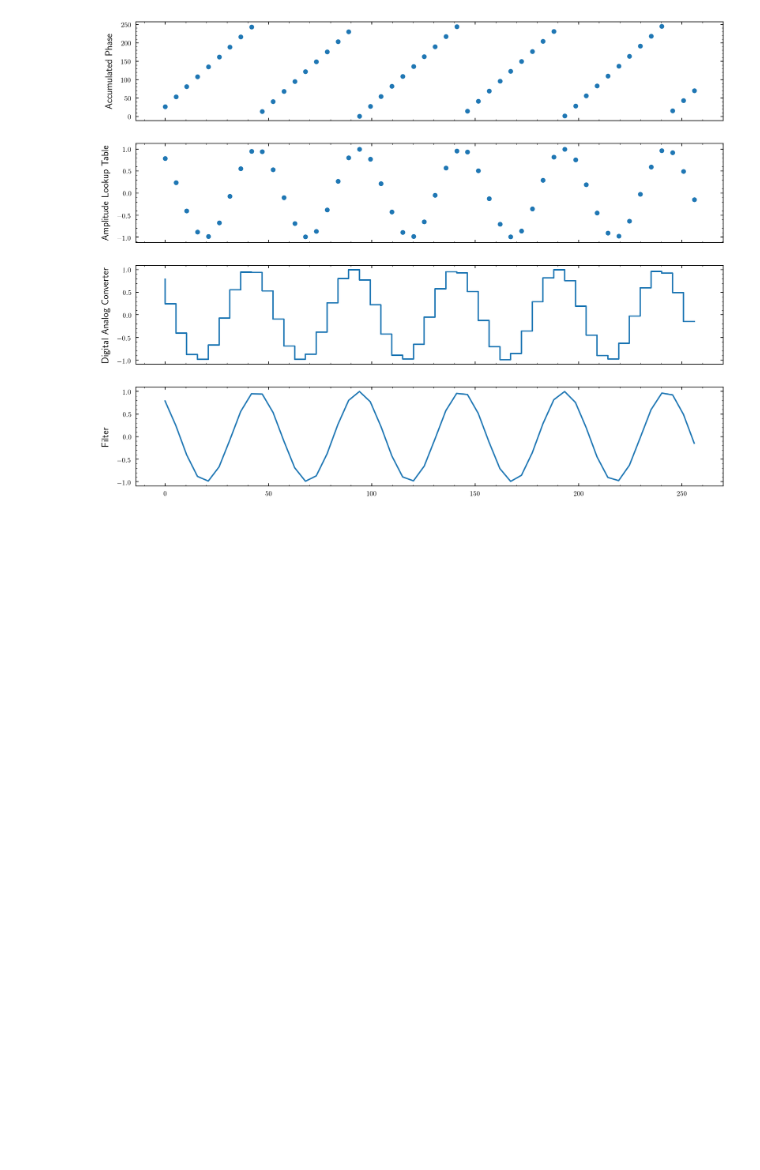
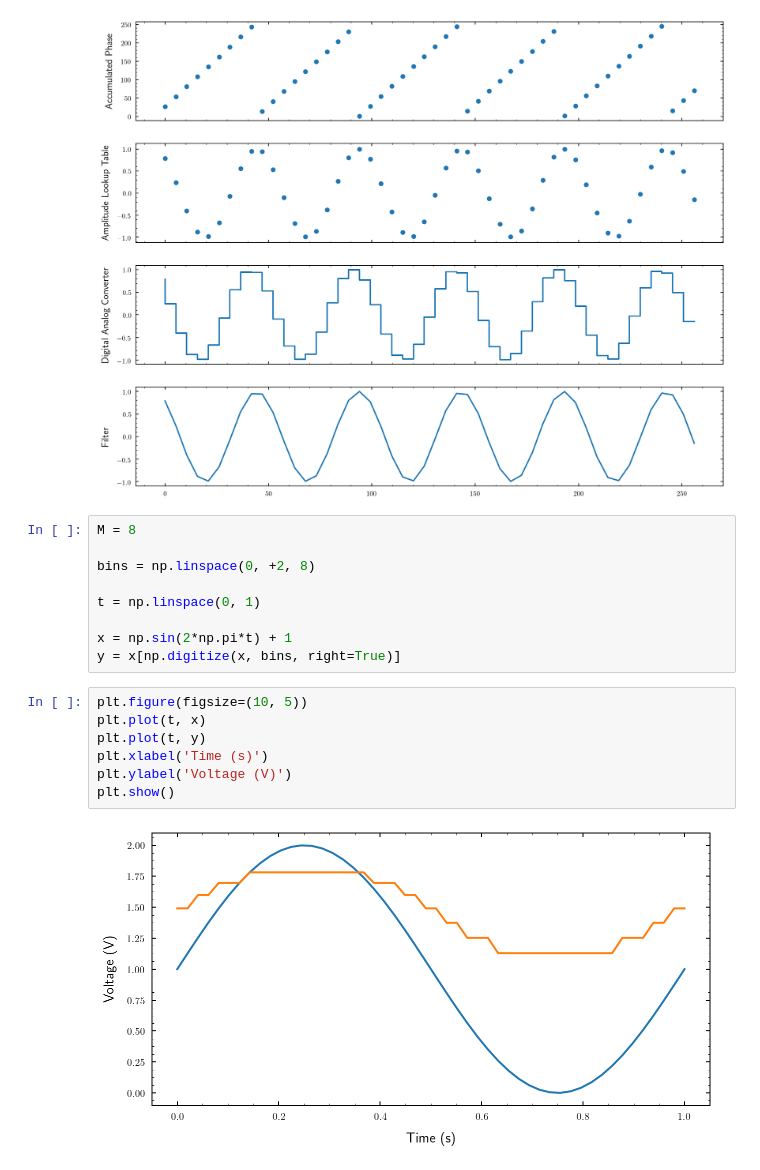
Before and after one commit to bodokaiser/bachelor-thesis, a Jupyter notebook: notebook/evaluation/direct-digital-synthesizer.ipynb, the cells around one changed output. Drawn from its saved outputs; the diff is of its cells as text; blank space fills up the shorter version.

```diff
--- a/notebook/evaluation/direct-digital-synthesizer.ipynb
+++ b/notebook/evaluation/direct-digital-synthesizer.ipynb
@@ -52,3 +56,21 @@ plt.savefig(os.path.join(figdir, 'simple-output.pdf'))
 plt.show()
 # %% [output]
 [figure]
+# %%
+M = 8
+
+bins = np.linspace(0, +2, 8)
+
+t = np.linspace(0, 1)
+
+x = np.sin(2*np.pi*t) + 1
+y = x[np.digitize(x, bins, right=True)]
+# %%
+plt.figure(figsize=(10, 5))
+plt.plot(t, x)
+plt.plot(t, y)
+plt.xlabel('Time (s)')
+plt.ylabel('Voltage (V)')
+plt.show()
+# %% [output]
+[figure, added]
```
Also changed, not shown: parts of 2 cells of this notebook, 1 other file.
